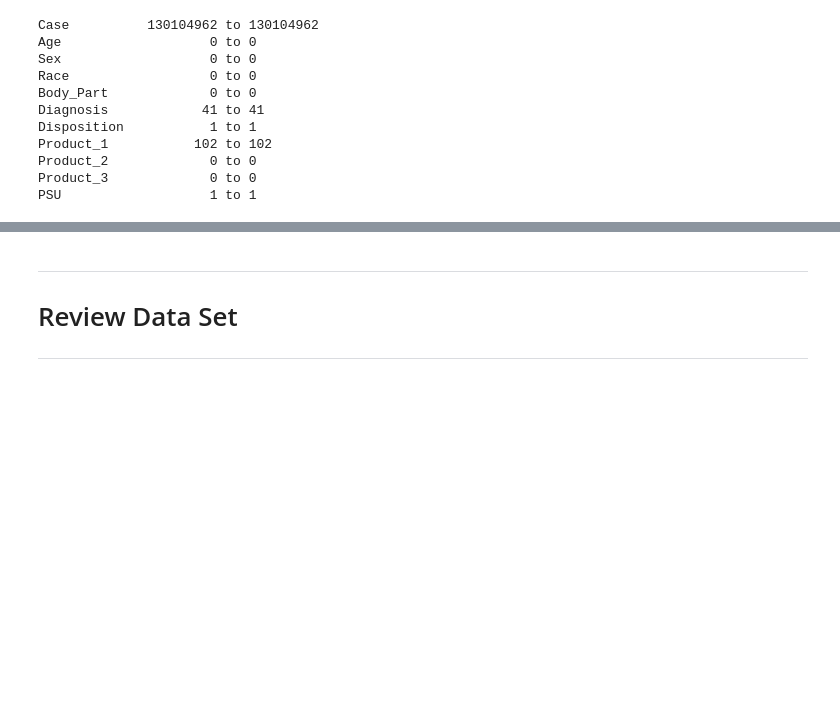
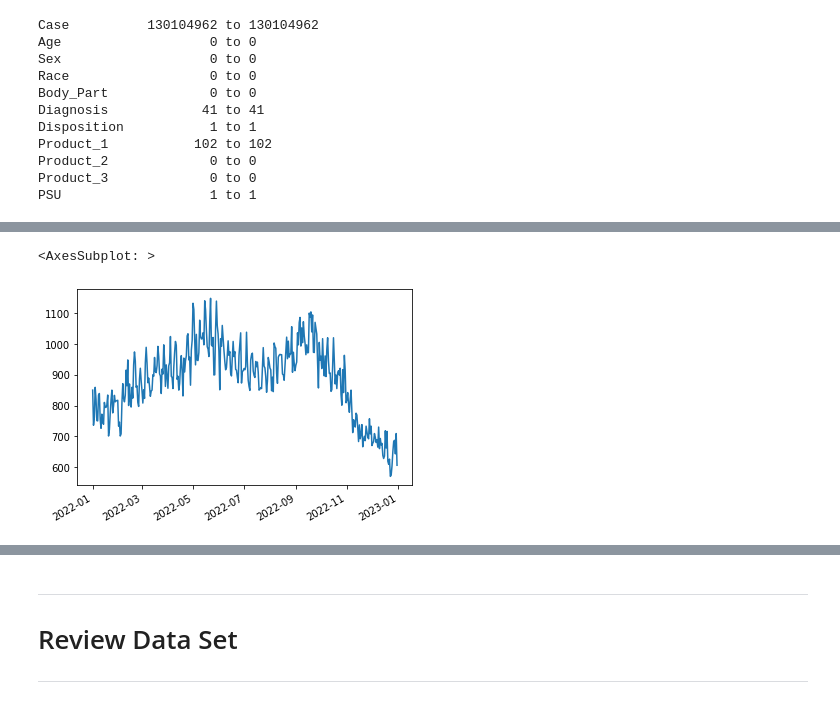
Before and after one commit to tamimcm416/product_injury, a Jupyter notebook: notebooks/DataPrepInjuries.ipynb, the cells around one changed output, grey strips where cells are left out. Cells and saved outputs as stored; diff of their text form; code cells hidden in the pictures; blank space fills up the shorter version.

```diff
--- a/notebooks/DataPrepInjuries.ipynb
+++ b/notebooks/DataPrepInjuries.ipynb
@@ -266,0 +335,6 @@ injuries_df[float_cols] = injuries_df[float_cols].astype('int32')
+# %%
+inj_2022_df = injuries_df[injuries_df['Date'].dt.year == 2022].copy()
+inj_2022_df['Date'].value_counts().plot()
+# %% [output]
+<AxesSubplot: >
+[figure, added]
```
Also changed, not shown: parts of 26 cells of this notebook.
